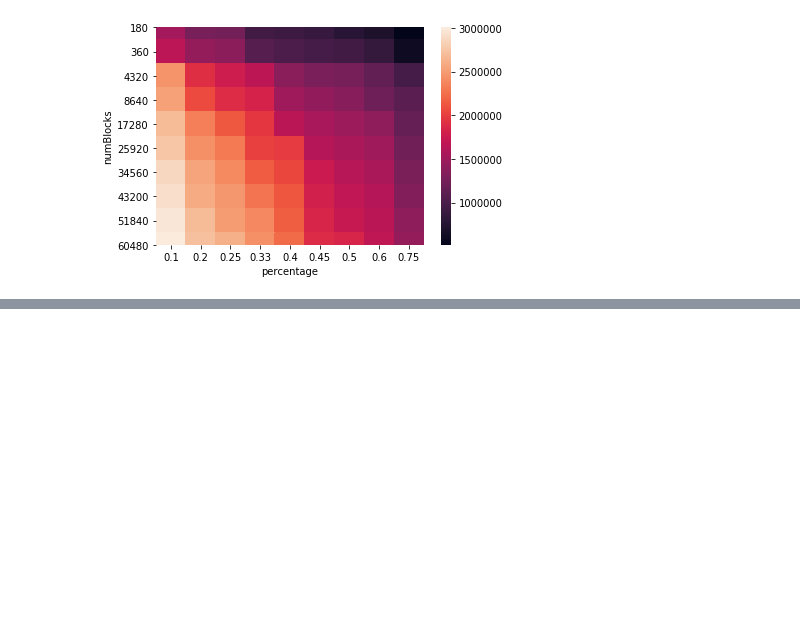
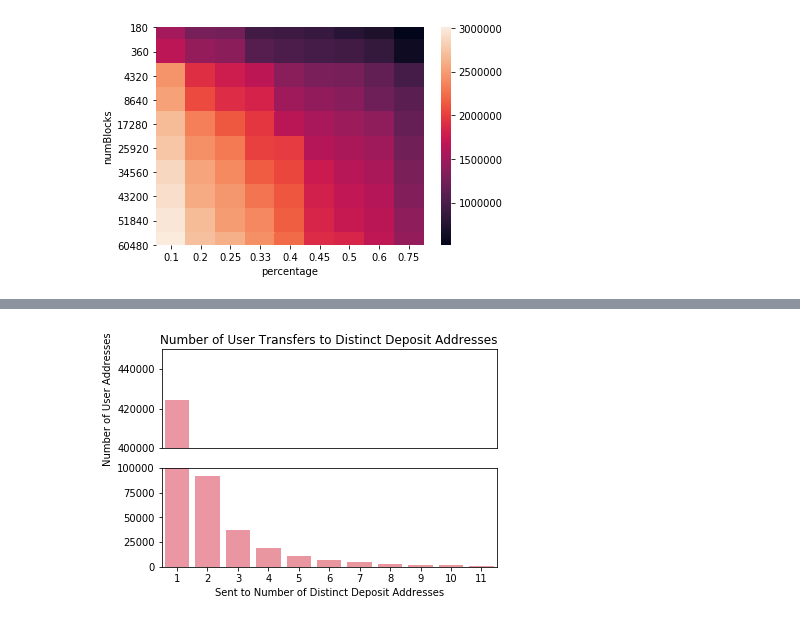
Before and after one commit to daniel-wenzel/polonius, a Jupyter notebook: jupyter/Deposit Clustering Results.ipynb, the cells around one changed output, grey strips where cells are left out. Cells and saved outputs as stored; diff of their text form; code cells hidden in the pictures; blank space fills up the shorter version.

```diff
--- a/jupyter/Deposit Clustering Results.ipynb
+++ b/jupyter/Deposit Clustering Results.ipynb
@@ -116,0 +358,39 @@ plt.show()
+# %%
+d = sql('''
+SELECT
+    numDepos as sentToNumDepos, count(*) as numAddresses
+FROM
+    (SELECT
+        t.`from`,
+        count(distinct depo.address) as numDepos
+    FROM
+        Address depo
+        INNER JOIN
+        Transfer t
+        ON depo.address = t.`to`
+    WHERE
+        depo.isDepositAddress = 1
+    GROUP BY
+        t.`from`)
+GROUP BY numDepos
+ORDER BY sentToNumDepos
+ASC
+''')
+# %%
+d['cumSum'] = d['numAddresses'].cumsum()
+f, (ax2, ax1) = plt.subplots(ncols=1, nrows=2, sharex=True)
+
+sns.barplot(data=d, x='sentToNumDepos', y='numAddresses', ax=ax2)
+ax2.set_ylim(400000, 450000)
+ax2.set_title('Number of User Transfers to Distinct Deposit Addresses')
+sns.barplot(data=d, x='sentToNumDepos', y='numAddresses', ax=ax1)
+ax1.set_xlim(-0.5, 10.5)
+ax1.set_ylim(0, 100000)
+ax1.set_ylabel('')
+ax2.set_ylabel('Number of User Addresses')
+ax1.set_xlabel('Sent to Number of Distinct Deposit Addresses')
+ax2.xaxis.set_ticks_position('none')
+ax2.set_xlabel('')
+plt.savefig('fig.pdf')
+# %% [output]
+[figure, added]
```
Also changed, not shown: parts of 17 cells of this notebook, 10 other files.
